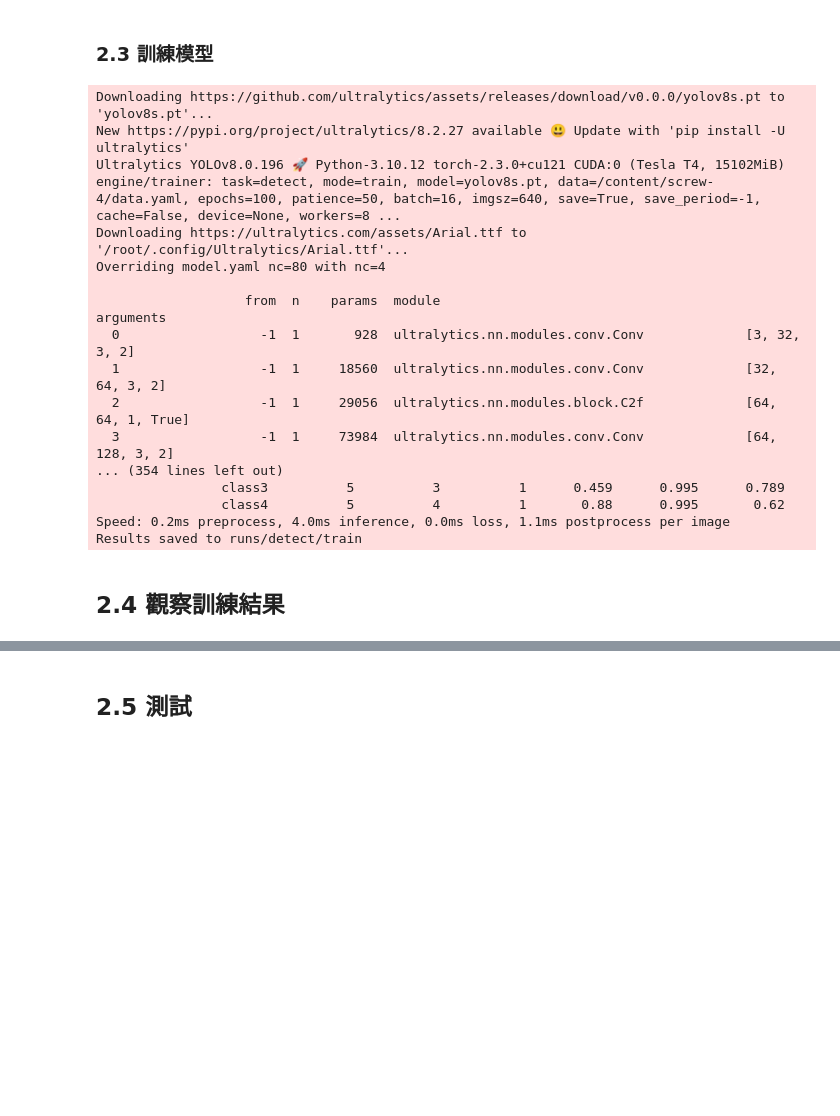
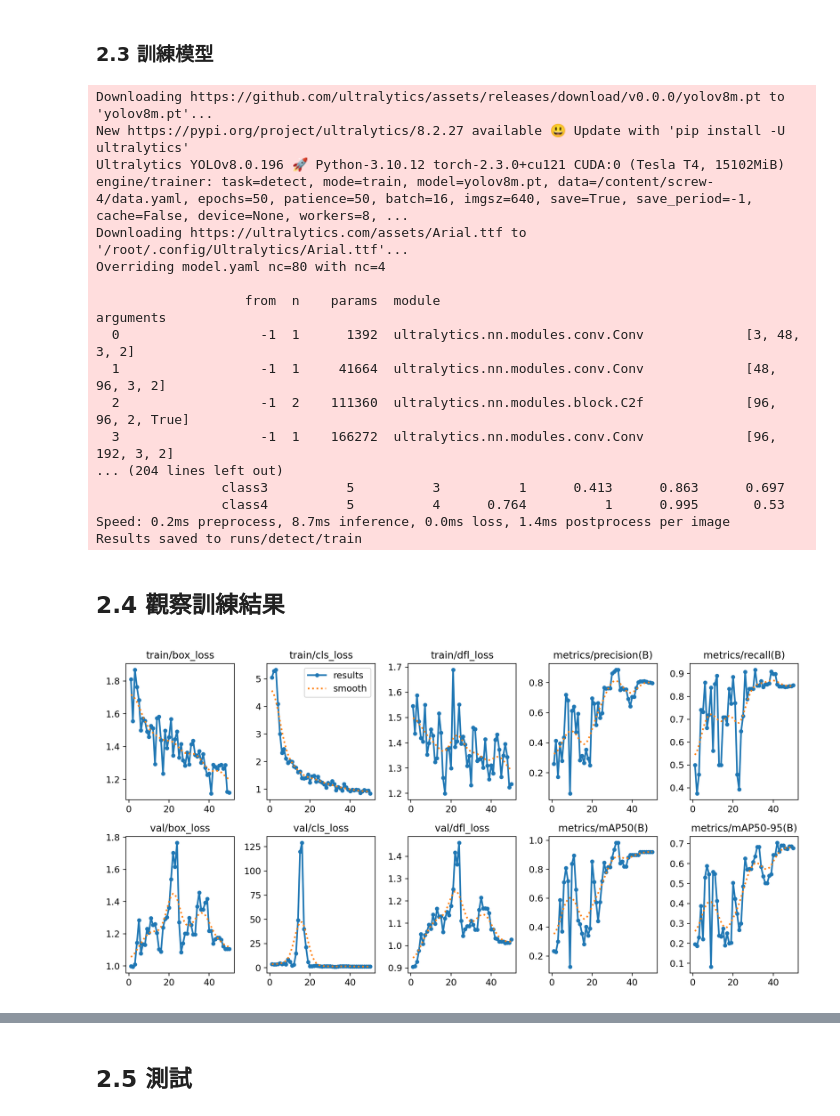
Before and after one commit to 1010code/cupoy-roboflow-workshop, a Jupyter notebook: code/YOLOv8_train_custom_dataset.ipynb, the cells around one changed output, grey strips where cells are left out. Drawn from its saved outputs; the diff is of its cells as text; code cells hidden in the pictures; blank space fills up the shorter version.

```diff
--- a/code/YOLOv8_train_custom_dataset.ipynb
+++ b/code/YOLOv8_train_custom_dataset.ipynb
@@ -64,27 +64,34 @@ loading Roboflow project...
 # %%
 from ultralytics import YOLO
 
-model = YOLO('yolov8s.pt')
+model = YOLO('yolov8m.pt')
 
-results = model.train(data=f"{dataset.location}/data.yaml", epochs=100, imgsz=640)
+results = model.train(data=f"{dataset.location}/data.yaml", epochs=50, imgsz=640)
 # %% [output]
-Downloading https://github.com/ultralytics/assets/releases/download/v0.0.0/yolov8s.pt to 'yolov8s.pt'...
+Downloading https://github.com/ultralytics/assets/releases/download/v0.0.0/yolov8m.pt to 'yolov8m.pt'...
 New https://pypi.org/project/ultralytics/8.2.27 available 😃 Update with 'pip install -U ultralytics'
 Ultralytics YOLOv8.0.196 🚀 Python-3.10.12 torch-2.3.0+cu121 CUDA:0 (Tesla T4, 15102MiB)
-engine/trainer: task=detect, mode=train, model=yolov8s.pt, data=/content/screw-4/data.yaml, epochs=100, patience=50, batch=16, imgsz=640, save=True, save_period=-1, cache=False, device=None, workers=8 ...
+engine/trainer: task=detect, mode=train, model=yolov8m.pt, data=/content/screw-4/data.yaml, epochs=50, patience=50, batch=16, imgsz=640, save=True, save_period=-1, cache=False, device=None, workers=8, ...
 Downloading https://ultralytics.com/assets/Arial.ttf to '/root/.config/Ultralytics/Arial.ttf'...
 Overriding model.yaml nc=80 with nc=4
 
                    from  n    params  module                                       arguments
-  0                  -1  1       928  ultralytics.nn.modules.conv.Conv             [3, 32, 3, 2]
-  1                  -1  1     18560  ultralytics.nn.modules.conv.Conv             [32, 64, 3, 2]
-  2                  -1  1     29056  ultralytics.nn.modules.block.C2f             [64, 64, 1, True]
-  3                  -1  1     73984  ultralytics.nn.modules.conv.Conv             [64, 128, 3, 2]
-... (354 lines left out)
-                class3          5          3          1      0.459      0.995      0.789
-                class4          5          4          1       0.88      0.995       0.62
-Speed: 0.2ms preprocess, 4.0ms inference, 0.0ms loss, 1.1ms postprocess per image
+  0                  -1  1      1392  ultralytics.nn.modules.conv.Conv             [3, 48, 3, 2]
+  1                  -1  1     41664  ultralytics.nn.modules.conv.Conv             [48, 96, 3, 2]
+  2                  -1  2    111360  ultralytics.nn.modules.block.C2f             [96, 96, 2, True]
+  3                  -1  1    166272  ultralytics.nn.modules.conv.Conv             [96, 192, 3, 2]
+... (204 lines left out)
+                class3          5          3          1      0.413      0.863      0.697
+                class4          5          4      0.764          1      0.995       0.53
+Speed: 0.2ms preprocess, 8.7ms inference, 0.0ms loss, 1.4ms postprocess per image
 Results saved to runs/detect/train
 # %% [markdown]
 ## 2.4 觀察訓練結果
+# %%
+from IPython.display import Image
+
+# 顯示訓練結果loss
+Image(filename=f"/content/runs/detect/train/results.png", width=1000)
+# %% [output]
+[figure, added]
 # %%
```
Also changed, not shown: parts of 7 cells of this notebook, 1 other file.
